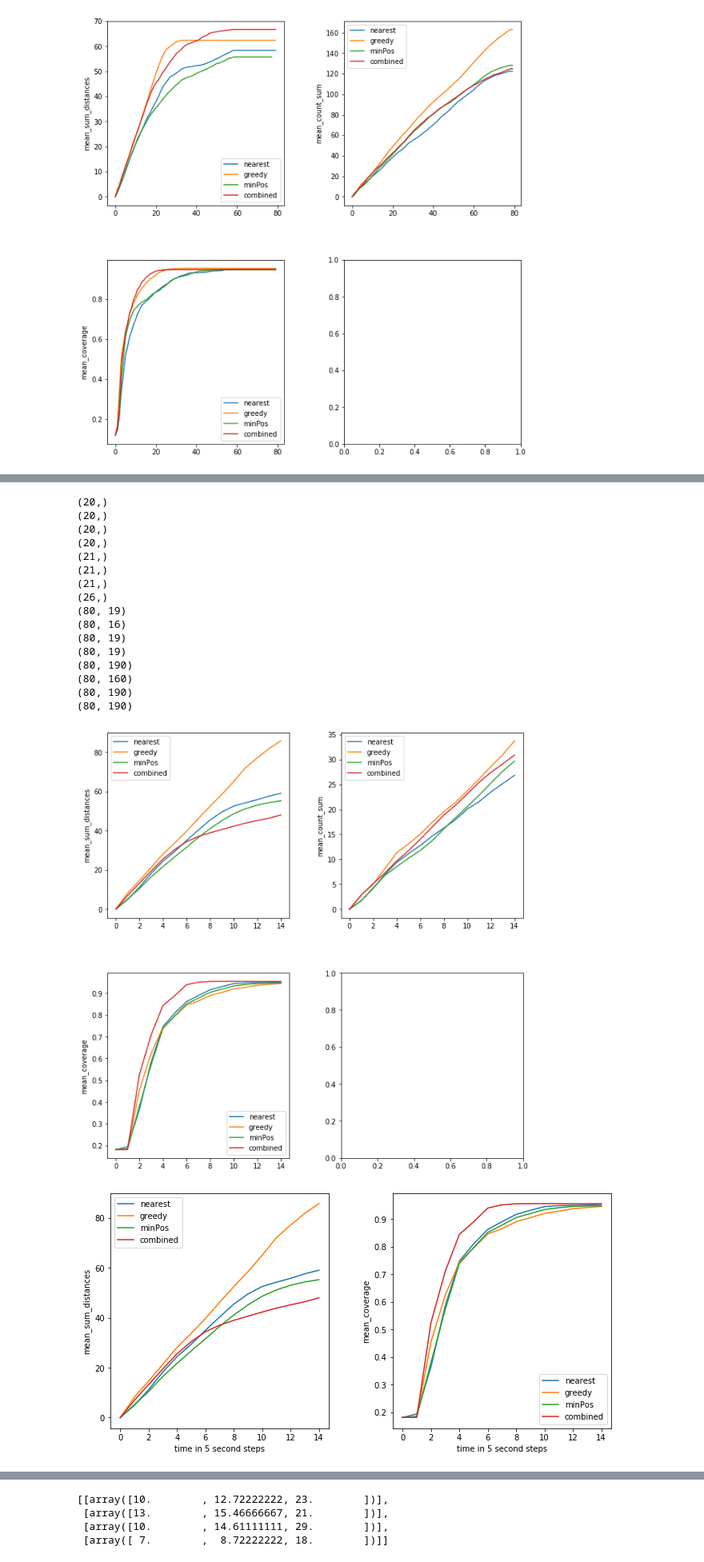
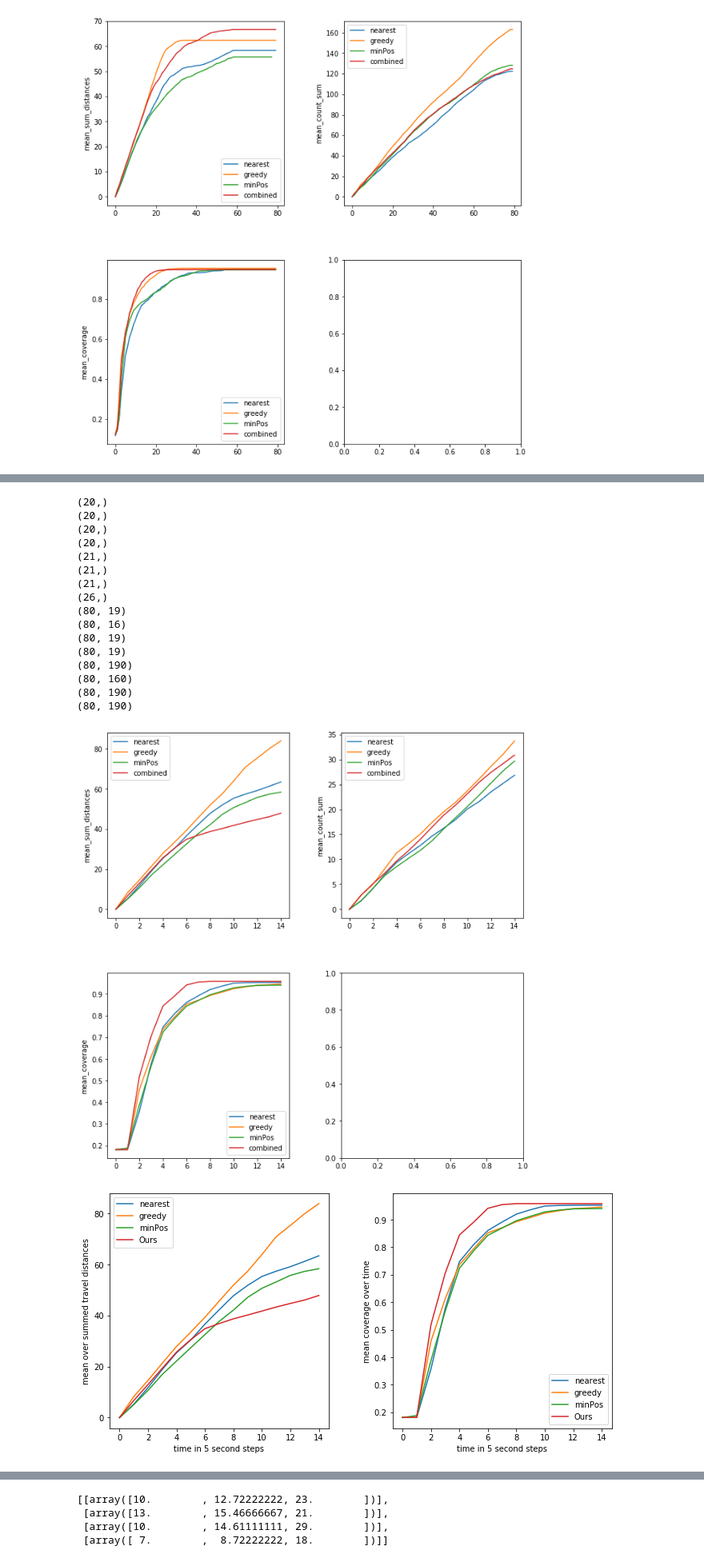
Before and after one commit to Icheler/coExplore, a Jupyter notebook: evaluation.ipynb, the cells around one changed output, grey strips where cells are left out. Shown at 80% size. Cells and saved outputs as stored; diff of their text form; code cells hidden in the pictures.

```diff
--- a/evaluation.ipynb
+++ b/evaluation.ipynb
@@ -1472,19 +1473,19 @@ print(greedy_distance_plottable_5.shape)
 print(minPos_distance_plottable_5.shape)
 print(combined_distance_plottable_5.shape)
 
-nearest_mean_5= np.mean(nearest_coverage_plottable_5[:,1:-1], axis=1)
-greedy_mean_5= np.mean(greedy_coverage_plottable_5[:,1:-1], axis=1)
-minPos_mean_5= np.mean(minPos_coverage_plottable_5[:,1:-1], axis=1)
-combined_mean_5= np.mean(combined_coverage_plottable_5[:,1:-1], axis=1)
+nearest_mean_5= np.mean(nearest_coverage_plottable_5[:,1:11], axis=1)
+greedy_mean_5= np.mean(greedy_coverage_plottable_5[:,1:11], axis=1)
+minPos_mean_5= np.mean(minPos_coverage_plottable_5[:,1:11], axis=1)
+combined_mean_5= np.mean(combined_coverage_plottable_5[:,1:11], axis=1)
 
 nearest_distances_5, nearest_counting_5, nearest_distances_5_sum, nearest_counting_5_sum = matrix_splice(nearest_distance_plottable_5, 5)
 greedy_distances_5, greedy_counting_5, greedy_distances_5_sum, greedy_counting_5_sum = matrix_splice(greedy_distance_plottable_5, 5)
 minPos_distances_5, minPos_counting_5, minPos_distances_5_sum, minPos_counting_5_sum = matrix_splice(minPos_distance_plottable_5, 5)
 combined_distances_5, combined_counting_5, combined_distances_5_sum, combined_counting_5_sum = matrix_splice(combined_distance_plottable_5, 5)
-nearest_distances_5_sum_mean = np.mean(nearest_distances_5_sum[:, 1:-1], axis=1)
-greedy_distances_5_sum_mean = np.mean(greedy_distances_5_sum[:, 1:-1], axis=1)
-minPos_distances_5_sum_mean = np.mean(minPos_distances_5_sum[:, 1:-1], axis=1)
-combined_distances_5_sum_mean = np.mean(combined_distances_5_sum[:, 1:-1], axis=1)
+nearest_distances_5_sum_mean = np.mean(nearest_distances_5_sum[:, 1:11], axis=1)
+greedy_distances_5_sum_mean = np.mean(greedy_distances_5_sum[:, 1:11], axis=1)
+minPos_distances_5_sum_mean = np.mean(minPos_distances_5_sum[:, 1:11], axis=1)
+combined_distances_5_sum_mean = np.mean(combined_distances_5_sum[:, 1:11], axis=1)
 nearest_counting_5_sum_mean = np.mean(nearest_counting_5_sum[:, 1:-1], axis=1)
 greedy_counting_5_sum_mean = np.mean(greedy_counting_5_sum[:, 1:-1], axis=1)
 minPos_counting_5_sum_mean = np.mean(minPos_counting_5_sum[:, 1:-1], axis=1)
@@ -1553,26 +1554,27 @@ plt.show()
 (80, 160)
 (80, 190)
 (80, 190)
-[figure, old version]
+[figure, new version]
 # %%
 x_axis = np.array(range(0, 16)) * 5
 fig, (ax1, ax3) = plt.subplots(1, 2)
 ax1.plot(nearest_distances_5_sum_mean[:-65], label='nearest')
 ax1.plot(greedy_distances_5_sum_mean[:-65], label='greedy')
 ax1.plot(minPos_distances_5_sum_mean[:-65], label='minPos')
-ax1.plot(combined_distances_5_sum_mean[:-65], label='combined')
-ax1.set_ylabel('mean_sum_distances')
+ax1.plot(combined_distances_5_sum_mean[:-65], label='Ours')
+ax1.set_ylabel('mean over summed travel distances')
 ax1.set_xlabel('time in 5 second steps')
 ax1.legend()
 ax3.plot(nearest_mean_5[:-65], label='nearest')
 ax3.plot(greedy_mean_5[:-65], label='greedy')
 ax3.plot(minPos_mean_5[:-65], label='minPos')
-ax3.plot(combined_mean_5[:-65], label='combined')
-ax3.set_ylabel('mean_coverage')
+ax3.plot(combined_mean_5[:-65], label='Ours')
+ax3.set_ylabel('mean coverage over time')
 ax3.set_xlabel('time in 5 second steps')
 ax3.legend()
 fig.tight_layout()
 fig.set_size_inches(10, 5)
+fig.savefig('test.svg')
 plt.show()
 # %% [output]
-[figure, old version]
+[figure, new version]
```
Also changed, not shown: parts of 26 cells of this notebook, 4 other files.
